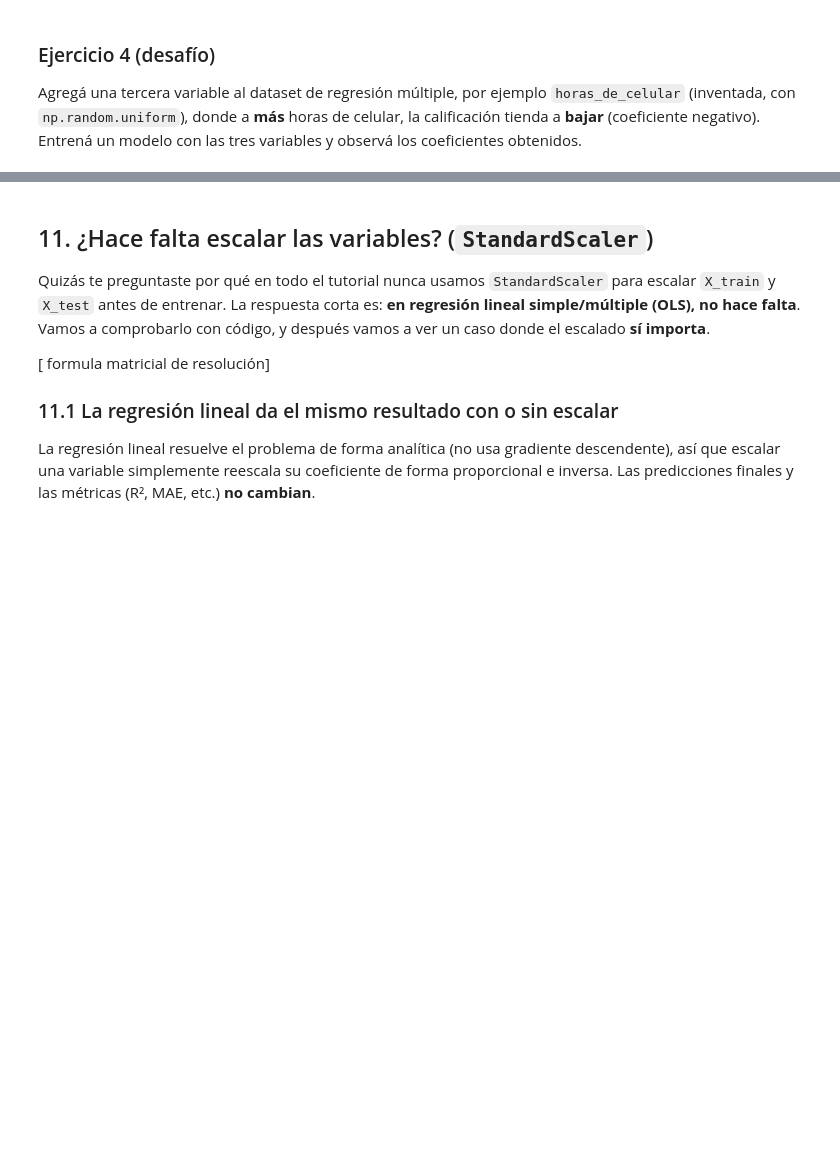
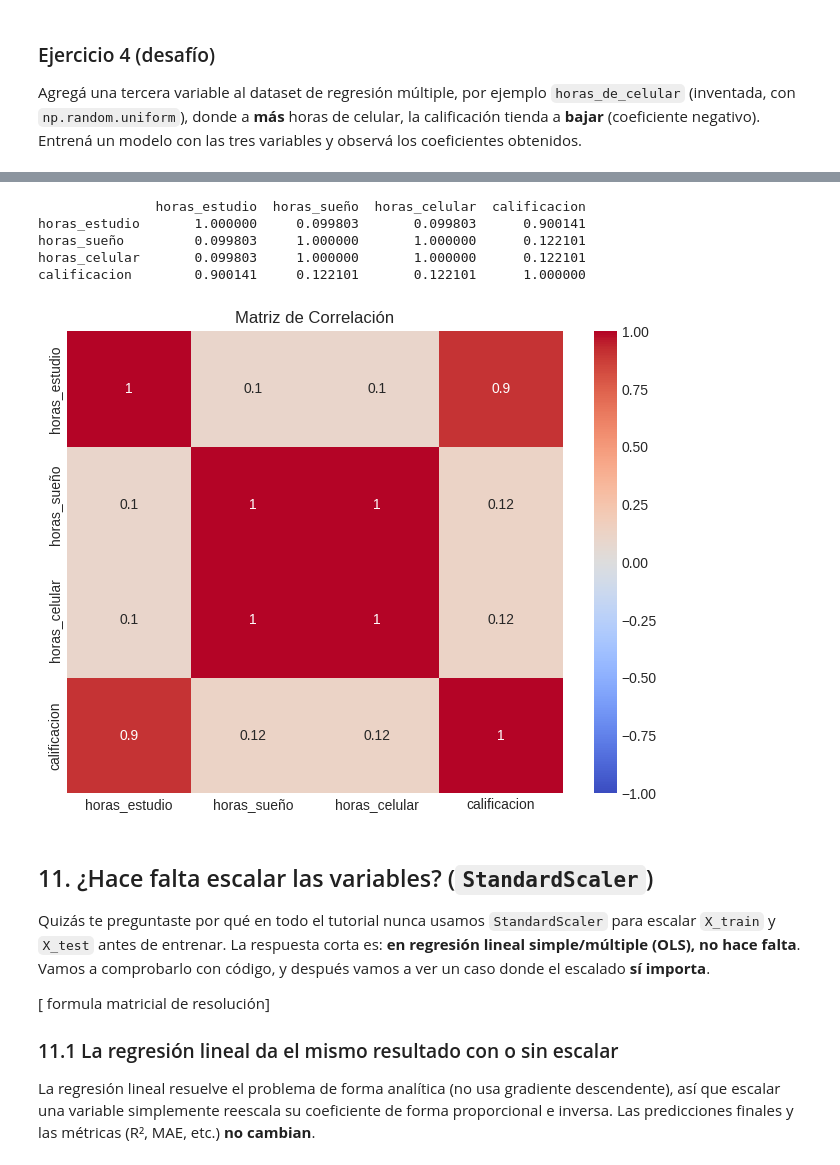
Before and after one commit to SolJosefinaMercado/AprendizajeAutomatico1, a Jupyter notebook: AA1_Introduccion_Regresion_Lineal_sklearn_v4.ipynb, the cells around one changed output, grey strips where cells are left out. Saved outputs shown, nothing was run; the diff lists cells and outputs as text; code cells hidden in the pictures; blank space fills up the shorter version.

```diff
--- a/AA1_Introduccion_Regresion_Lineal_sklearn_v4.ipynb
+++ b/AA1_Introduccion_Regresion_Lineal_sklearn_v4.ipynb
@@ -566,3 +589,27 @@ Coeficientes: {'horas_estudio': np.float64(5.67), 'horas_sueño': np.float64(0.2
+# %%
+# @title
+import pandas as pd
+import seaborn as sns
+import matplotlib.pyplot as plt
+
+# 1. Calcular la matriz de correlación
+matriz_correlacion = df4.corr()
+
+# 2. Mostrar la matriz en números
+print(matriz_correlacion)
+
+# 3. Visualizarla gráficamente (mucho más fácil de interpretar)
+plt.figure(figsize=(8, 6))
+sns.heatmap(matriz_correlacion, annot=True, cmap='coolwarm', vmin=-1, vmax=1)
+plt.title('Matriz de Correlación')
+plt.show()
+# %% [output]
+               horas_estudio  horas_sueño  horas_celular  calificacion
+horas_estudio       1.000000     0.099803       0.099803      0.900141
+horas_sueño         0.099803     1.000000       1.000000      0.122101
+horas_celular       0.099803     1.000000       1.000000      0.122101
+calificacion        0.900141     0.122101       0.122101      1.000000
+[figure, added]
 # %% [markdown]
 ## 11. ¿Hace falta escalar las variables? (`StandardScaler`)
 
```
Also changed, not shown: parts of 7 cells of this notebook.
